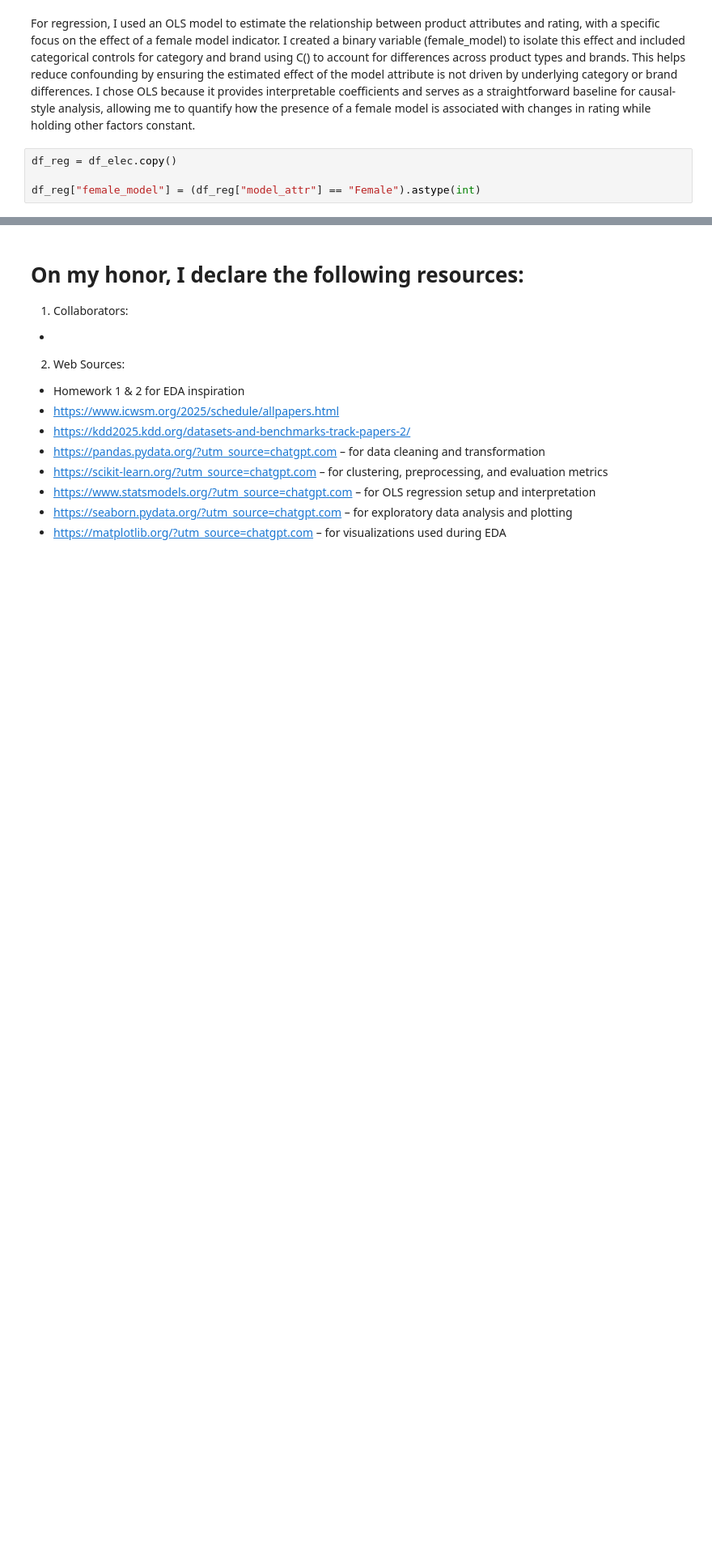
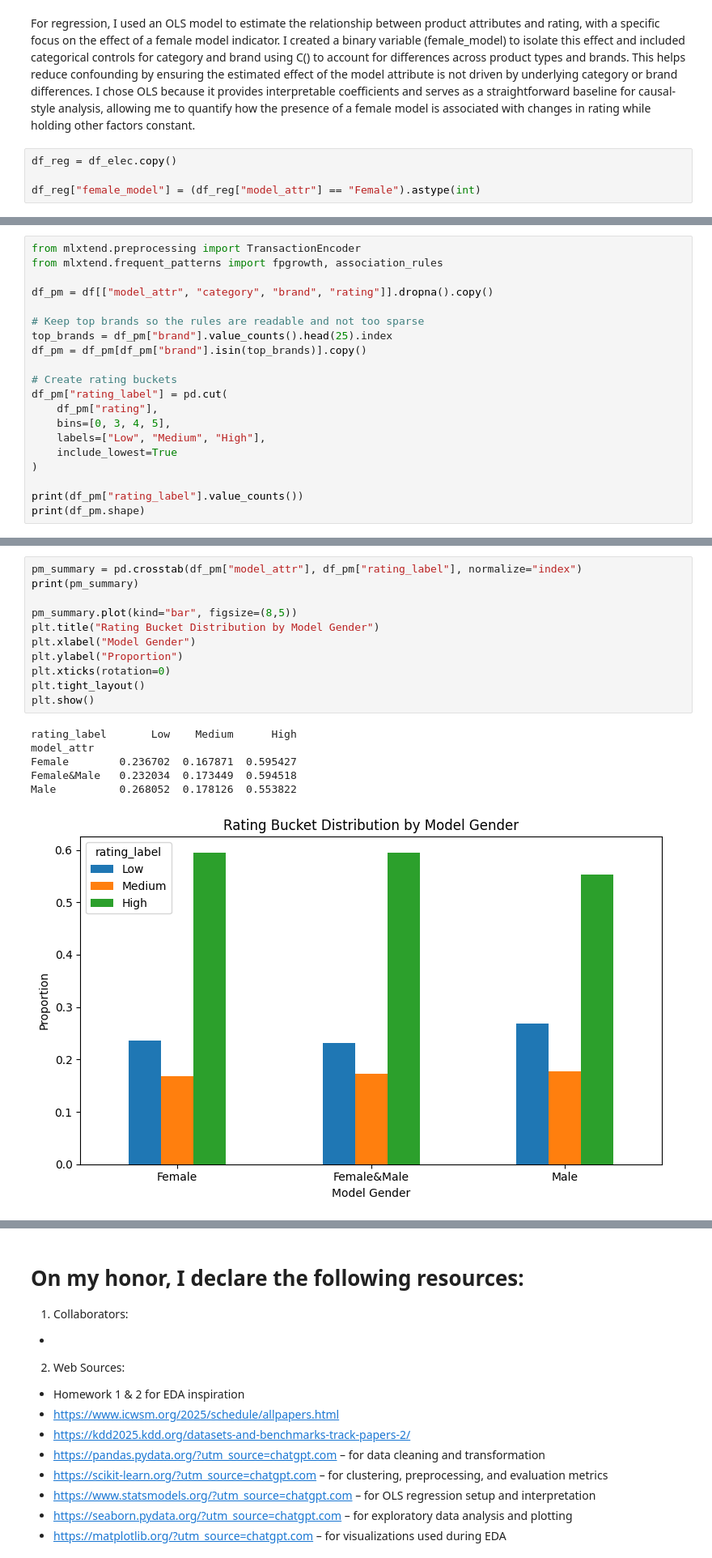
Before and after one commit to lejonathan24/CSCE676-Project, a Jupyter notebook: 129002924_Project.ipynb, the cells around one changed output, grey strips where cells are left out. Shown at 81% size. Cells and saved outputs as stored; diff of their text form; blank space fills up the shorter version.

```diff
--- a/129002924_Project.ipynb
+++ b/129002924_Project.ipynb
@@ -982,0 +1291,20 @@ Notes:
+# %%
+from mlxtend.preprocessing import TransactionEncoder
+from mlxtend.frequent_patterns import fpgrowth, association_rules
+
+df_pm = df[["model_attr", "category", "brand", "rating"]].dropna().copy()
+
+# Keep top brands so the rules are readable and not too sparse
+top_brands = df_pm["brand"].value_counts().head(25).index
+df_pm = df_pm[df_pm["brand"].isin(top_brands)].copy()
+
+# Create rating buckets
+df_pm["rating_label"] = pd.cut(
+    df_pm["rating"],
+    bins=[0, 3, 4, 5],
+    labels=["Low", "Medium", "High"],
+    include_lowest=True
+)
+
+print(df_pm["rating_label"].value_counts())
+print(df_pm.shape)
@@ -982,0 +1449,18 @@ Notes:
+# %%
+pm_summary = pd.crosstab(df_pm["model_attr"], df_pm["rating_label"], normalize="index")
+print(pm_summary)
+
+pm_summary.plot(kind="bar", figsize=(8,5))
+plt.title("Rating Bucket Distribution by Model Gender")
+plt.xlabel("Model Gender")
+plt.ylabel("Proportion")
+plt.xticks(rotation=0)
+plt.tight_layout()
+plt.show()
+# %% [output]
+rating_label       Low    Medium      High
+model_attr
+Female        0.236702  0.167871  0.595427
+Female&Male   0.232034  0.173449  0.594518
+Male          0.268052  0.178126  0.553822
+[figure, added]
```
Also changed, not shown: parts of 56 cells of this notebook.
